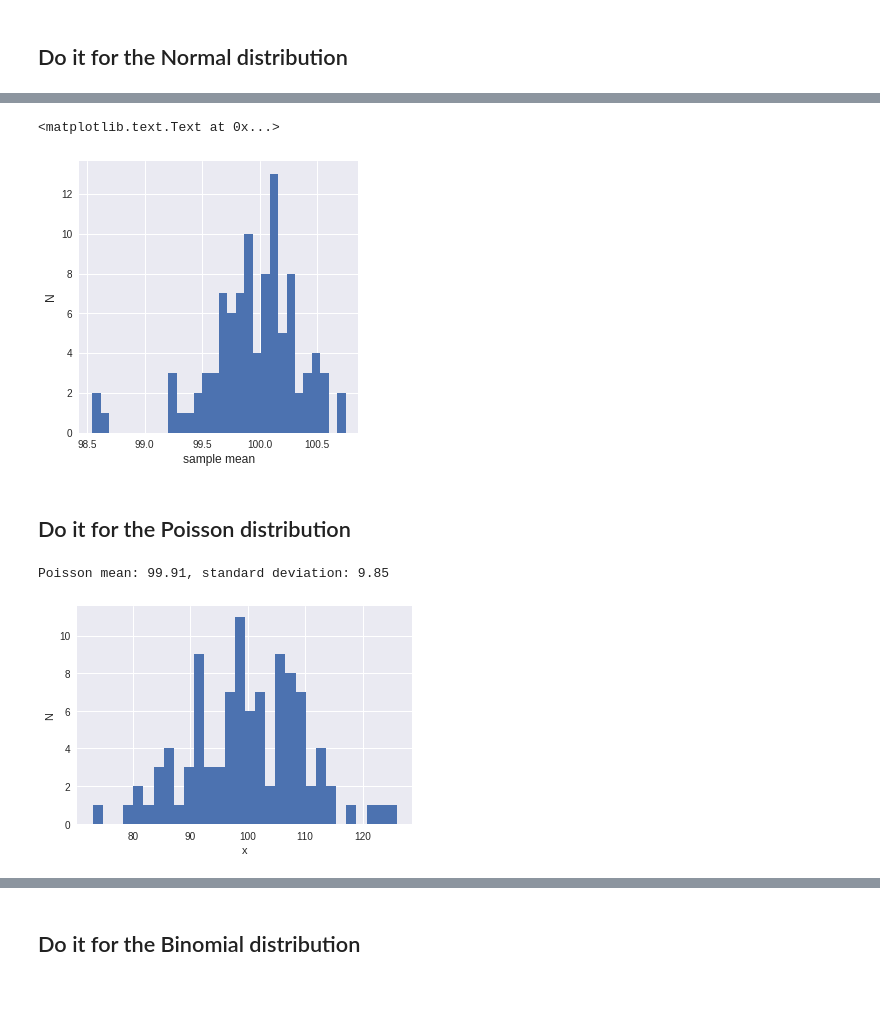
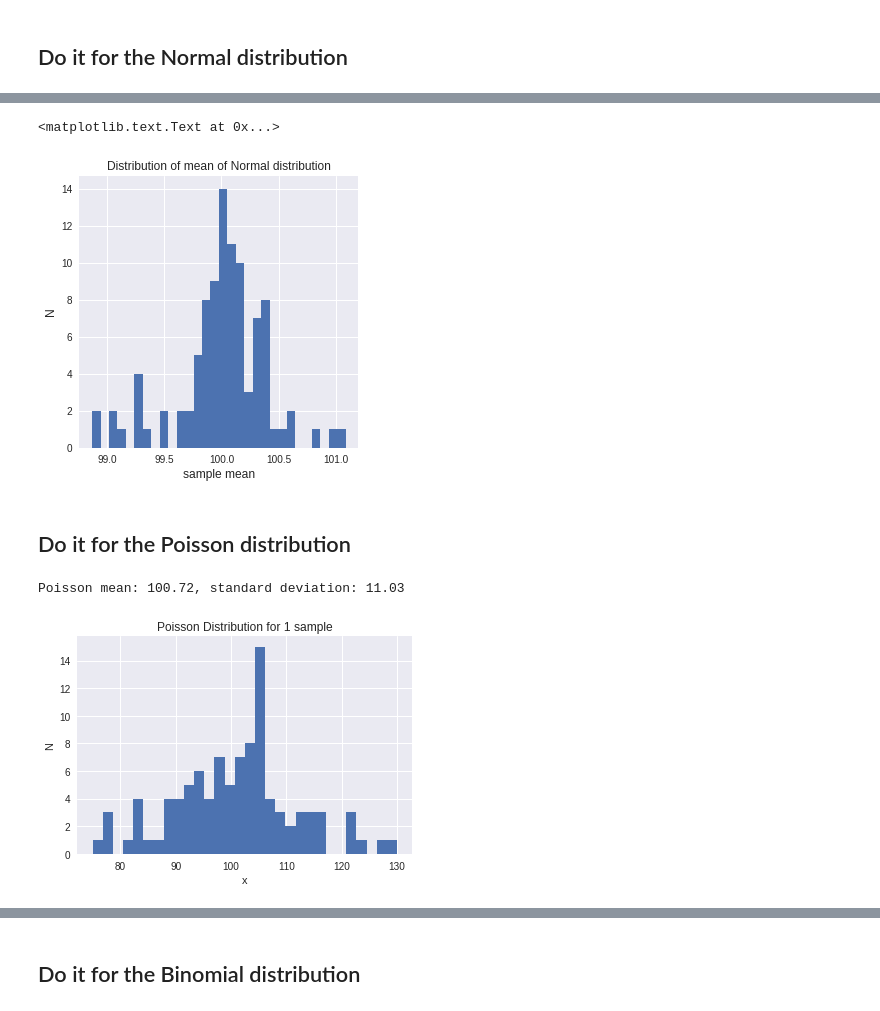
Before and after one commit to gauravcusp/Urban_Informatics_Coding_Assignments, a Jupyter notebook: HW3_gb1877/HW3_1_gb1877.ipynb, the cells around one changed output, grey strips where cells are left out. Saved outputs shown, nothing was run; the diff lists cells and outputs as text; code cells hidden in the pictures.

```diff
--- a/HW3_gb1877/HW3_1_gb1877.ipynb
+++ b/HW3_gb1877/HW3_1_gb1877.ipynb
@@ -137,31 +141,33 @@ for nn in md['normal']:
 # %%
 
 allmeans = list(md['normal']['means'].values())
 
 pl.figure(figsize=(5, 5))
 pl.hist(allmeans,bins=30)
 pl.xlabel('sample mean', fontsize = 12)
 pl.ylabel('N', fontsize = 12)
+pl.title('Distribution of mean of Normal distribution')
 # %% [output]
 <matplotlib.text.Text at 0x...>
-[figure, old version]
+[figure, new version]
 # %% [markdown]
 ## Do it for the Poisson distribution
 # %%
 import numpy as np
-
+np.random.seed(101)
 md['poisson'] = np.random.poisson(df, size=100)
 # md now is a dictionary with one object: an array by the key 'chisq'
 pl.hist(md['poisson'], bins = 30)
 pl.ylabel('N')
 pl.xlabel('x')
+pl.title('Poisson Distribution for 1 sample')
 
 print ("Poisson mean: %.2f, standard deviation: %.2f"%(md['poisson'].mean(), md['poisson'].std()))
 
 mysize = (6000 / (np.array(range(1, 100)))).astype(int)
 # %% [output]
-Poisson mean: 99.91, standard deviation: 9.85
+Poisson mean: 100.72, standard deviation: 11.03
-[figure, old version]
+[figure, new version]
 # %%
 md['poisson'] = {}
 
```
Also changed, not shown: parts of 18 cells of this notebook, 2 other files.
